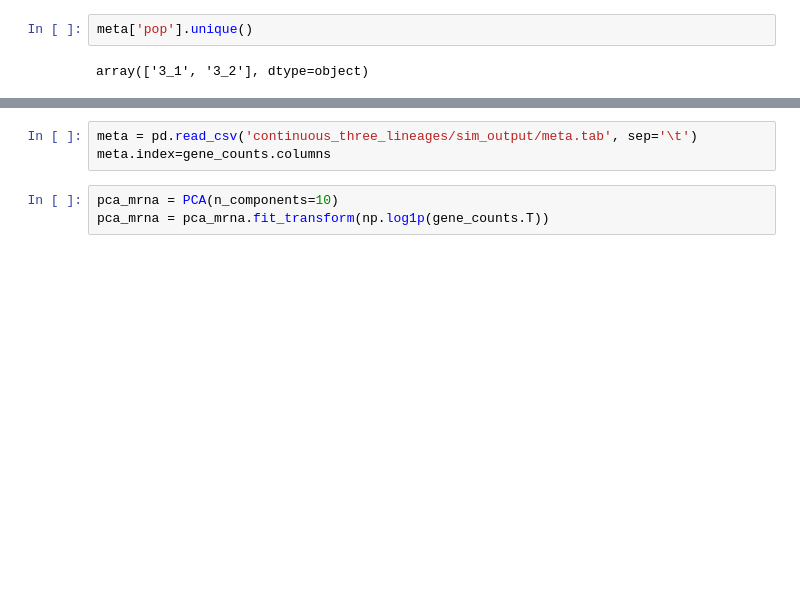
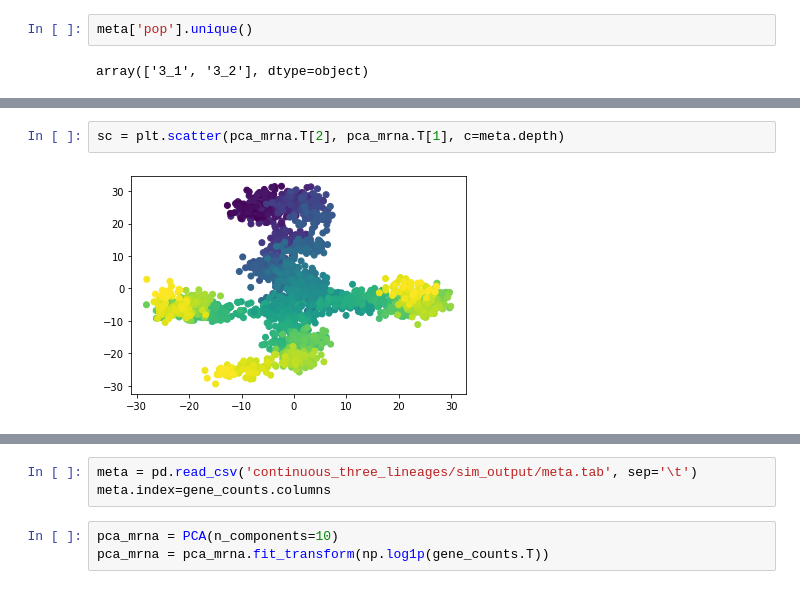
Before and after one commit to lareaulab/analysis_psix, a Jupyter notebook: simulations/process_symsim_output.ipynb, the cells around one changed output, grey strips where cells are left out. Drawn from its saved outputs; the diff is of its cells as text; blank space fills up the shorter version.

```diff
--- a/simulations/process_symsim_output.ipynb
+++ b/simulations/process_symsim_output.ipynb
@@ -254,0 +234,4 @@ FileNotFoundError: [Errno 2] File continuous_three_lineages/sim_output/gene_coun
+# %%
+sc = plt.scatter(pca_mrna.T[2], pca_mrna.T[1], c=meta.depth)
+# %% [output]
+[figure, added]
```
Also changed, not shown: parts of 9 cells of this notebook, 35 other files.
